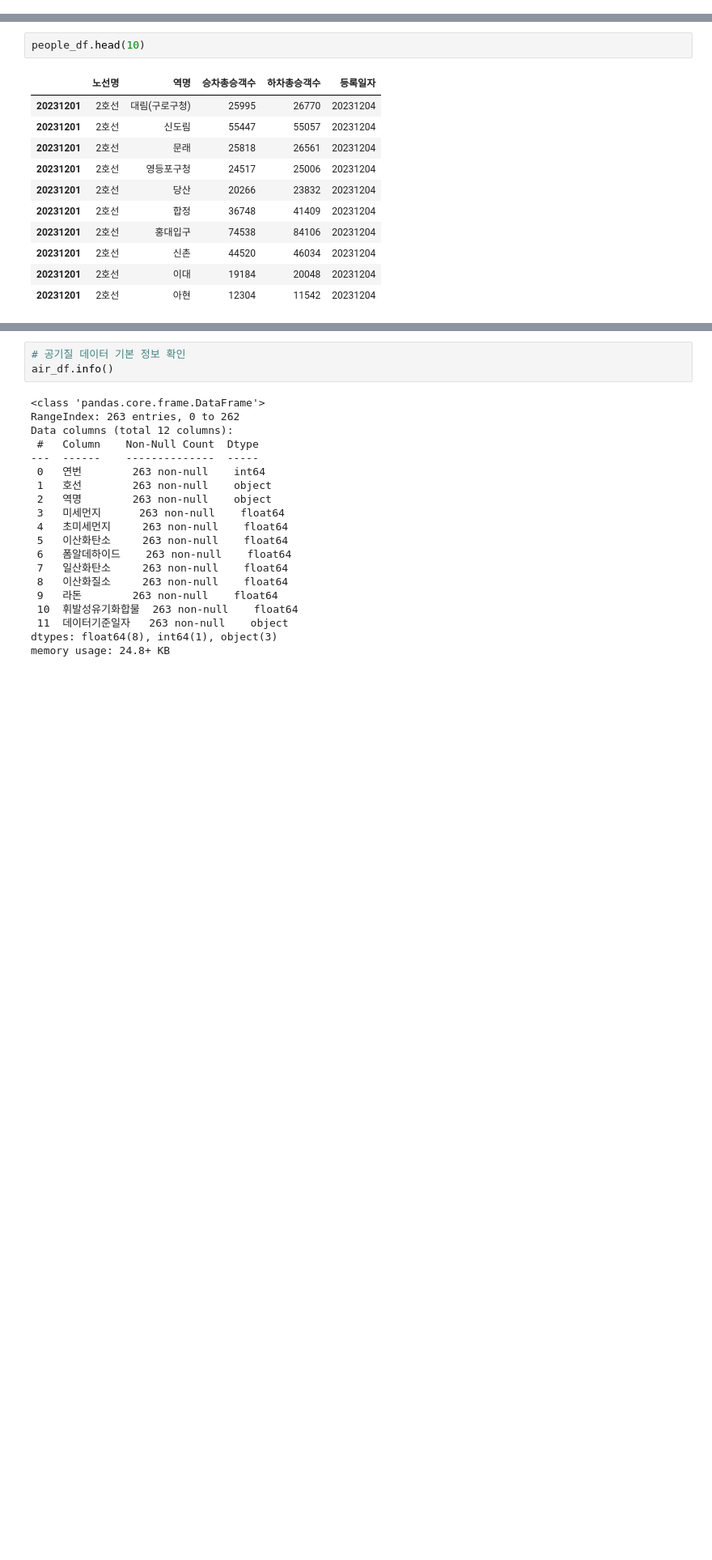
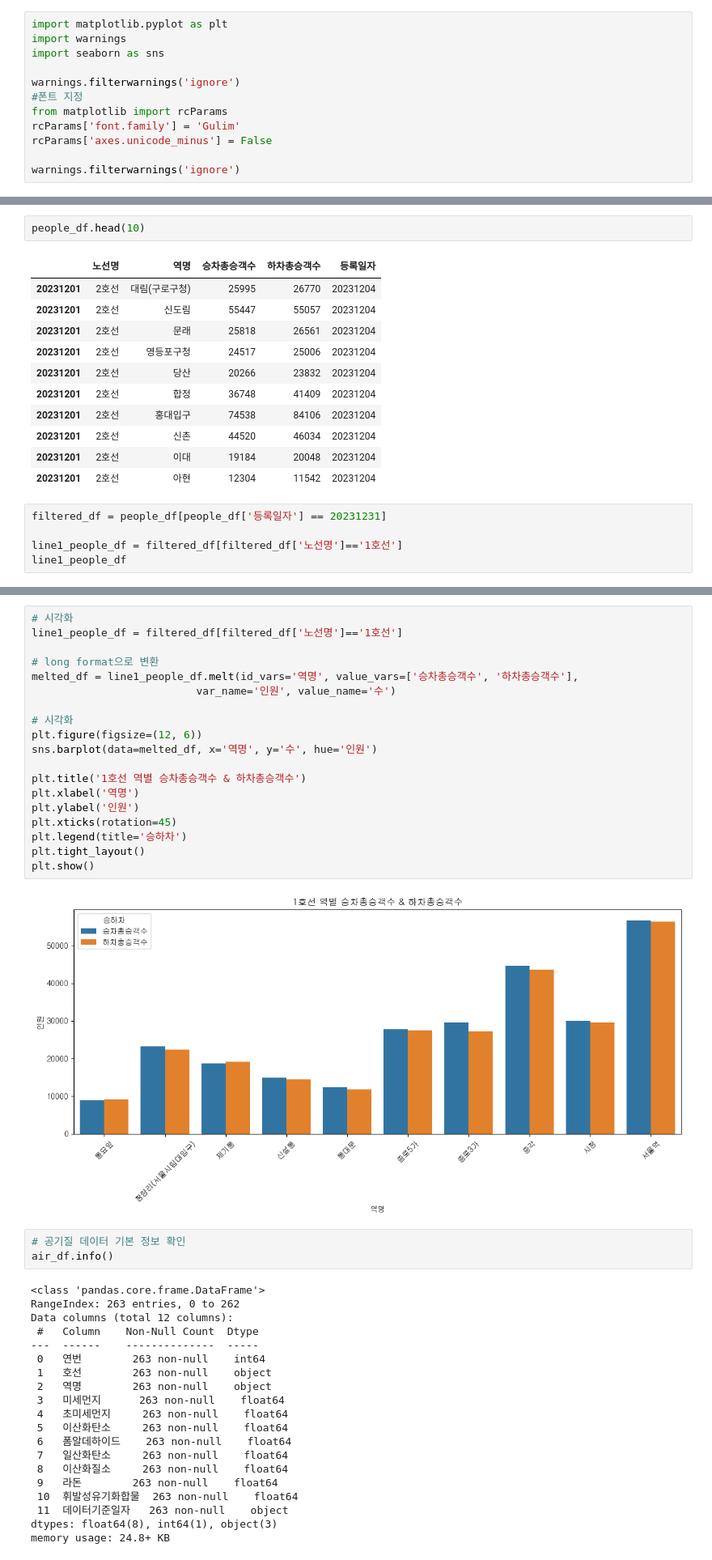
Before and after one commit to sswwdk/Data-anal-miniproject, a Jupyter notebook: 분석보고서.ipynb, the cells around one changed output, grey strips where cells are left out. Shown at 81% size. Drawn from its saved outputs; the diff is of its cells as text; blank space fills up the shorter version.

```diff
--- a/분석보고서.ipynb
+++ b/분석보고서.ipynb
@@ -1,3 +1,15 @@
+# %%
+import matplotlib.pyplot as plt
+import warnings
+import seaborn as sns
+
+warnings.filterwarnings('ignore')
+#폰트 지정
+from matplotlib import rcParams
+rcParams['font.family'] = 'Gulim'
+rcParams['axes.unicode_minus'] = False
+
+warnings.filterwarnings('ignore')
 # %%
 import chardet
 
@@ -54,3 +66,8 @@ people_df.head(10)
 | 20231201 | 2호선 | 신촌 | 44520 | 46034 | 20231204 |
 | 20231201 | 2호선 | 이대 | 19184 | 20048 | 20231204 |
 | 20231201 | 2호선 | 아현 | 12304 | 11542 | 20231204 |
+# %%
+filtered_df = people_df[people_df['등록일자'] == 20231231]
+
+line1_people_df = filtered_df[filtered_df['노선명']=='1호선']
+line1_people_df
@@ -57,3 +91,24 @@ people_df.head(10)
+# %%
+# 시각화
+line1_people_df = filtered_df[filtered_df['노선명']=='1호선']
+
+# long format으로 변환
+melted_df = line1_people_df.melt(id_vars='역명', value_vars=['승차총승객수', '하차총승객수'],
+                          var_name='인원', value_name='수')
+
+# 시각화
+plt.figure(figsize=(12, 6))
+sns.barplot(data=melted_df, x='역명', y='수', hue='인원')
+
+plt.title('1호선 역별 승차총승객수 & 하차총승객수')
+plt.xlabel('역명')
+plt.ylabel('인원')
+plt.xticks(rotation=45)
+plt.legend(title='승하차')
+plt.tight_layout()
+plt.show()
+# %% [output]
+[figure, added]
 # %%
 # 공기질 데이터 기본 정보 확인
 air_df.info()
```
Also changed, not shown: parts of 7 cells of this notebook.
